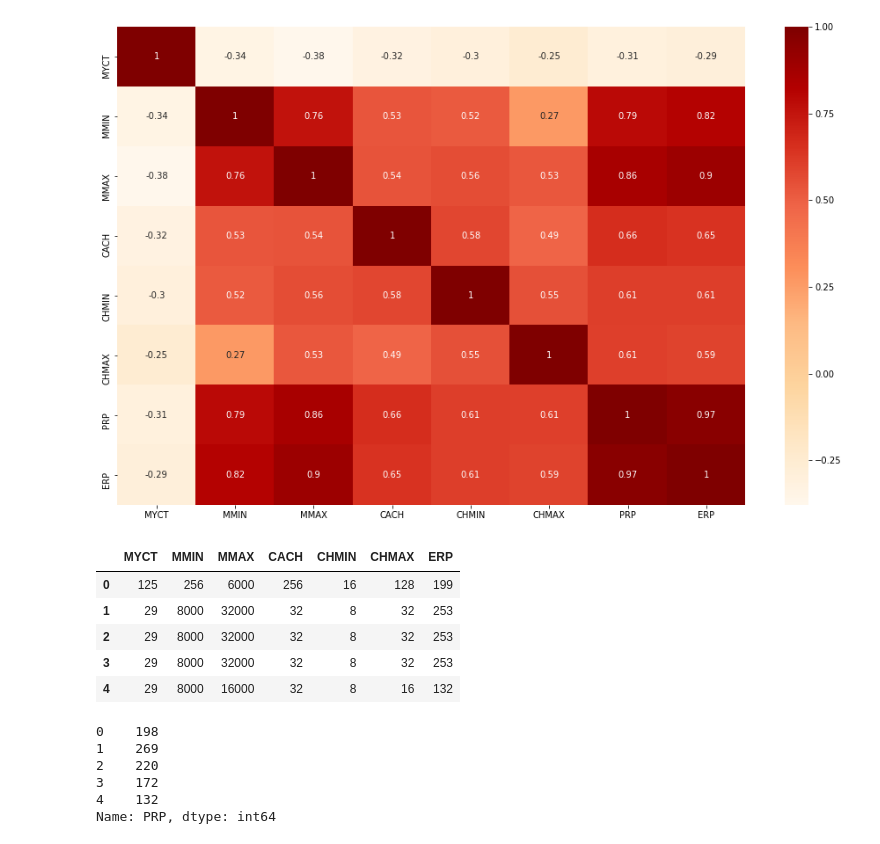
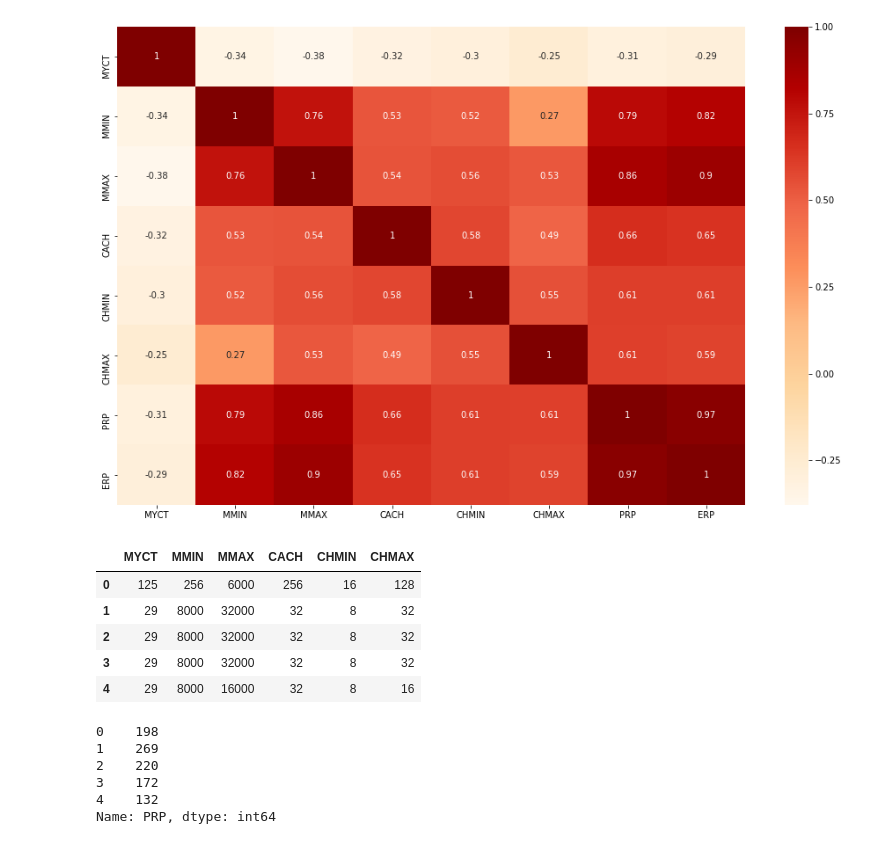
Before and after one commit to Sakyawira/Relative-CPU-Performance-Data-Analysis, a Jupyter notebook: computer-hardware.ipynb, the cells around one changed output. Cells and saved outputs as stored; diff of their text form; code cells hidden in the pictures.

```diff
--- a/computer-hardware.ipynb
+++ b/computer-hardware.ipynb
@@ -141,24 +141,24 @@ plt.show()
 # %%
 #This function will split the dataset into two sets
 #The training set will be what the model trains on
 #The test set will be the one we use to evaluate how well the model does
 
 from sklearn.model_selection import train_test_split
 
 #We are dropping "Vendor Name" and "Model Name" because they are strings, and our model wouldn't work with strings.
 #We are also dropping "PRP" because that is the factor we want to analyse.
 
-x = dataset.drop(["vendor_name", "Model_Name", "PRP"], axis=1)
+x = dataset.drop(["vendor_name", "Model_Name", "PRP", "ERP"], axis=1)
 
 #we will use these 7 columns as the input model
 x.head()
 # %% [output]
-|  | MYCT | MMIN | MMAX | CACH | CHMIN | CHMAX | ERP |
-| 0 | 125 | 256 | 6000 | 256 | 16 | 128 | 199 |
-| 1 | 29 | 8000 | 32000 | 32 | 8 | 32 | 253 |
-| 2 | 29 | 8000 | 32000 | 32 | 8 | 32 | 253 |
-| 3 | 29 | 8000 | 32000 | 32 | 8 | 32 | 253 |
-| 4 | 29 | 8000 | 16000 | 32 | 8 | 16 | 132 |
+|  | MYCT | MMIN | MMAX | CACH | CHMIN | CHMAX |
+| 0 | 125 | 256 | 6000 | 256 | 16 | 128 |
+| 1 | 29 | 8000 | 32000 | 32 | 8 | 32 |
+| 2 | 29 | 8000 | 32000 | 32 | 8 | 32 |
+| 3 | 29 | 8000 | 32000 | 32 | 8 | 32 |
+| 4 | 29 | 8000 | 16000 | 32 | 8 | 16 |
 # %%
 #We choose to make the model to find the PRP (output) because it should have direct and strong correlation with the other factors.
 y = dataset['PRP']
```
Also changed, not shown: parts of 4 cells of this notebook, 2 other files.
